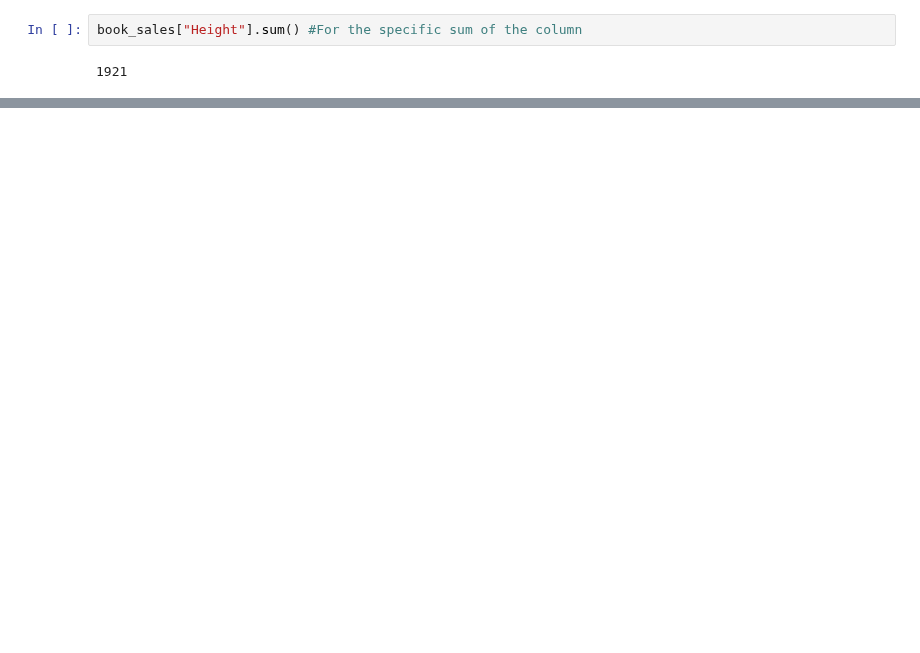
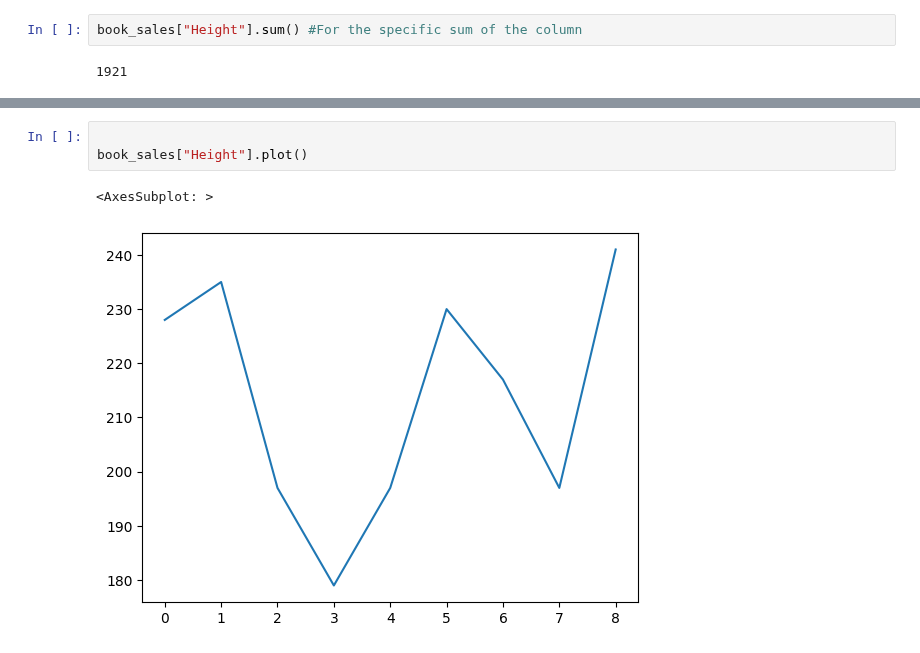
Before and after one commit to KhatiwadaPrajwal056/Data-Science-Libraries-, a Jupyter notebook: pandas.ipynb, the cells around one changed output, grey strips where cells are left out. Saved outputs shown, nothing was run; the diff lists cells and outputs as text; blank space fills up the shorter version.

```diff
--- a/pandas.ipynb
+++ b/pandas.ipynb
@@ -171,0 +368,6 @@ book_sales["Height"].sum() #For the specific sum of the column
+# %%
+
+book_sales["Height"].plot()
+# %% [output]
+<AxesSubplot: >
+[figure, added]
```
Also changed, not shown: parts of 33 cells of this notebook, 3 other files.
